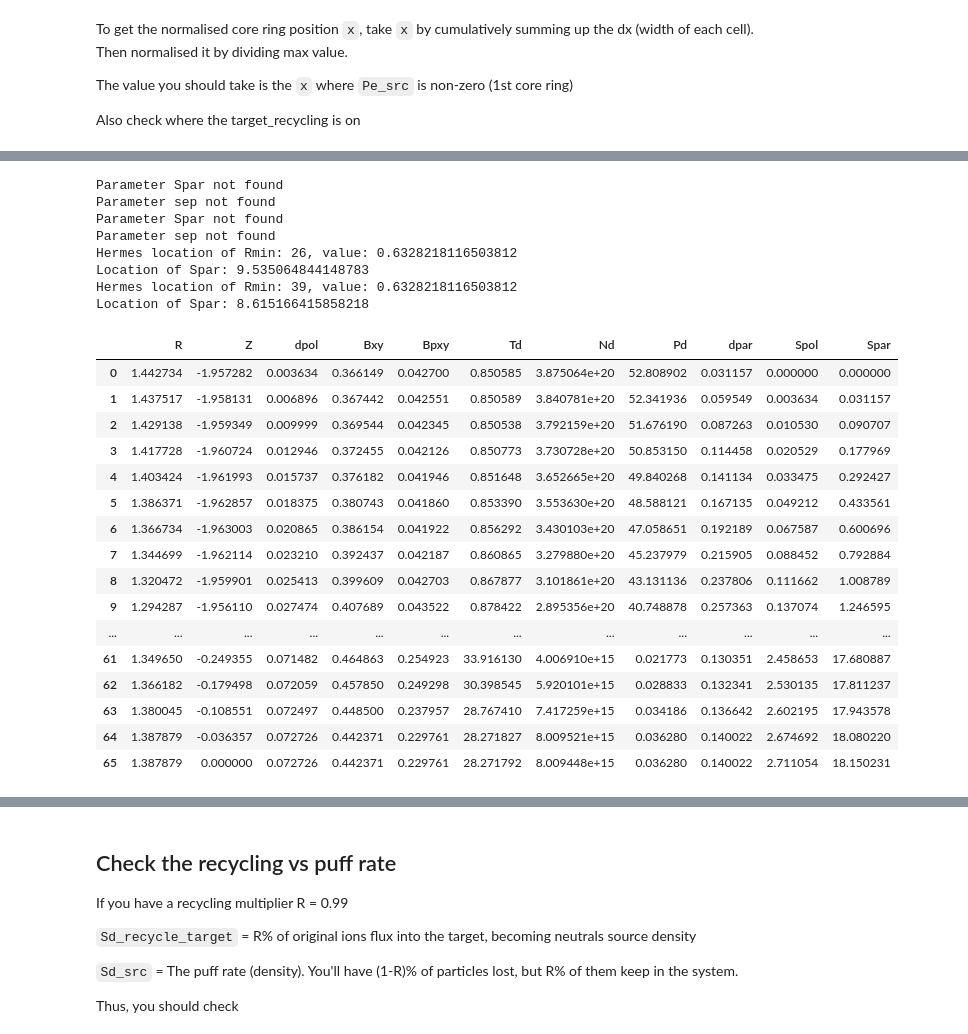
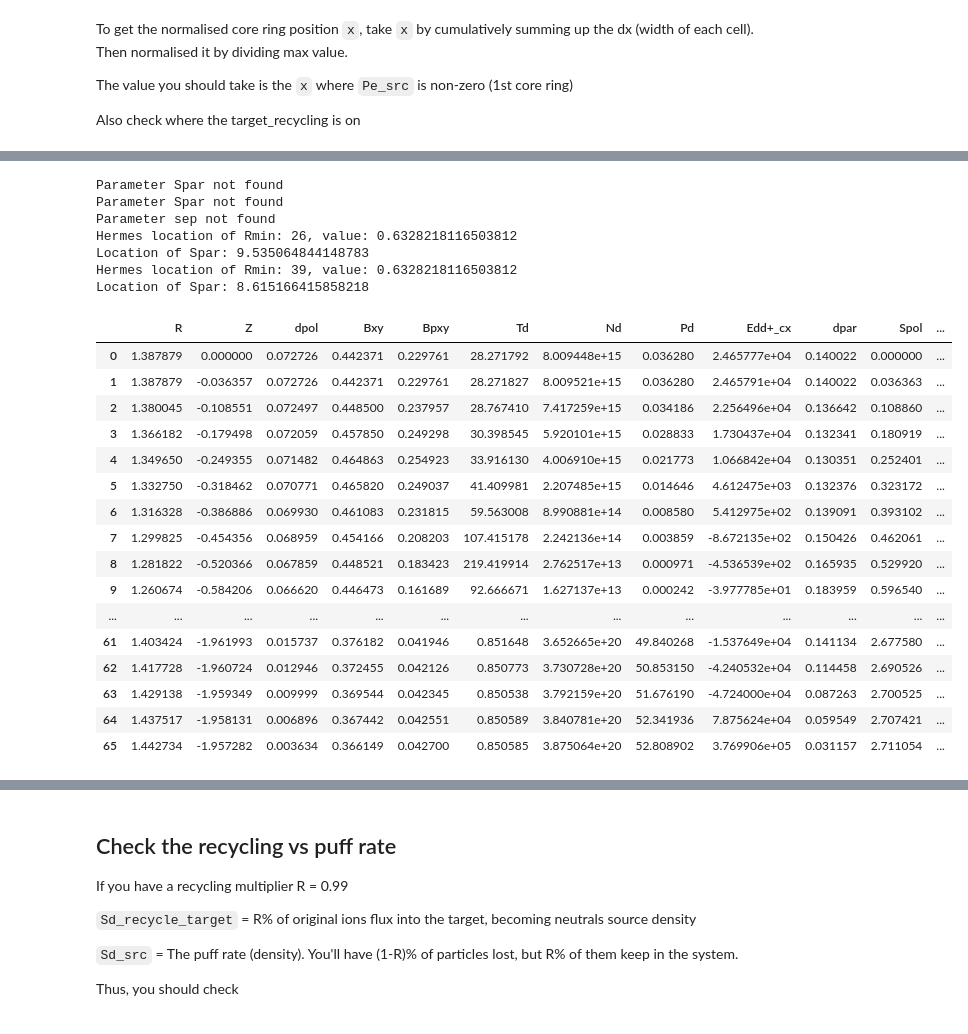
Before and after one commit to sun51027/hermes3-2dplots, a Jupyter notebook: calculator.ipynb, the cells around one changed output, grey strips where cells are left out. Drawn from its saved outputs; the diff is of its cells as text; code cells hidden in the pictures.

```diff
--- a/calculator.ipynb
+++ b/calculator.ipynb
@@ -259,7 +260,7 @@ Parameter Sd_wall_recycle not found
 # df = get_1d_poloidal_data(ds, params = ["dx", "Pd_src","Pe_src",
 #                                         "Pd+_src", "Sd_src", "Sd+_src" "Sd_pump",
 #                                         "Sd_target_recycle", "Sd_wall_recycle", ], region = "outer_lower", sepadd=19)
-df = get_1d_poloidal_data(ds, params = ["Spar","Td", "Nd","Pd","sep"
+df = get_1d_poloidal_data(ds, params = ["Spar","Td", "Nd","Pd","Edd+_cx"
                                         # "NVd", "Vd",
                                         # "efd_cond_perp_xlow"
                                         ], region = "outer_lower", sepadd=1)
@@ -280,48 +281,47 @@ xpt_spar_hlist=[]
 
 local_Rmin_h = np.argmin(df["R"].values) # return location
 print(f"Hermes location of Rmin: {local_Rmin_h}, value: {np.min(df['R'].values)}")
 print(f"Location of Spar: {df["Spar"][local_Rmin_h]}")
 # how to reverse the local_rmin_h label
 
 local_Rmin_h_rev = np.argmin(df_rev["R"].values) # return location
 print(f"Hermes location of Rmin: {local_Rmin_h_rev}, value: {np.min(df_rev['R'].values)}")
 print(f"Location of Spar: {df_rev["Spar"][local_Rmin_h_rev]}")
 
 
 
 # Pd is in [Pa=J/m^3]
 # Pd_raw = eV/m^3
 # Pd_raw_norm = eV/m^3 (normalised density)
 df["Pd_raw"] = df["Pd"]/evJ
 df["Pd_raw_norm"] = df["Pd_raw"]/Nnorm
 
 # Show all rows
 import pandas as pd
 pd.set_option('display.max_rows', None)
 df
 # %% [output]
 Parameter Spar not found
-Parameter sep not found
 Parameter Spar not found
 Parameter sep not found
 Hermes location of Rmin: 26, value: 0.6328218116503812
 Location of Spar: 9.535064844148783
 Hermes location of Rmin: 39, value: 0.6328218116503812
 Location of Spar: 8.615166415858218
-|  | R | Z | dpol | Bxy | Bpxy | Td | Nd | Pd | dpar | Spol | Spar |
-| 0 | 1.442734 | -1.957282 | 0.003634 | 0.366149 | 0.042700 | 0.850585 | 3.875064e+20 | 52.808902 | 0.031157 | 0.000000 | 0.000000 |
-| 1 | 1.437517 | -1.958131 | 0.006896 | 0.367442 | 0.042551 | 0.850589 | 3.840781e+20 | 52.341936 | 0.059549 | 0.003634 | 0.031157 |
-| 2 | 1.429138 | -1.959349 | 0.009999 | 0.369544 | 0.042345 | 0.850538 | 3.792159e+20 | 51.676190 | 0.087263 | 0.010530 | 0.090707 |
-| 3 | 1.417728 | -1.960724 | 0.012946 | 0.372455 | 0.042126 | 0.850773 | 3.730728e+20 | 50.853150 | 0.114458 | 0.020529 | 0.177969 |
-| 4 | 1.403424 | -1.961993 | 0.015737 | 0.376182 | 0.041946 | 0.851648 | 3.652665e+20 | 49.840268 | 0.141134 | 0.033475 | 0.292427 |
-| 5 | 1.386371 | -1.962857 | 0.018375 | 0.380743 | 0.041860 | 0.853390 | 3.553630e+20 | 48.588121 | 0.167135 | 0.049212 | 0.433561 |
-| 6 | 1.366734 | -1.963003 | 0.020865 | 0.386154 | 0.041922 | 0.856292 | 3.430103e+20 | 47.058651 | 0.192189 | 0.067587 | 0.600696 |
-| 7 | 1.344699 | -1.962114 | 0.023210 | 0.392437 | 0.042187 | 0.860865 | 3.279880e+20 | 45.237979 | 0.215905 | 0.088452 | 0.792884 |
-| 8 | 1.320472 | -1.959901 | 0.025413 | 0.399609 | 0.042703 | 0.867877 | 3.101861e+20 | 43.131136 | 0.237806 | 0.111662 | 1.008789 |
-| 9 | 1.294287 | -1.956110 | 0.027474 | 0.407689 | 0.043522 | 0.878422 | 2.895356e+20 | 40.748878 | 0.257363 | 0.137074 | 1.246595 |
-| ... | ... | ... | ... | ... | ... | ... | ... | ... | ... | ... | ... |
-| 61 | 1.349650 | -0.249355 | 0.071482 | 0.464863 | 0.254923 | 33.916130 | 4.006910e+15 | 0.021773 | 0.130351 | 2.458653 | 17.680887 |
-| 62 | 1.366182 | -0.179498 | 0.072059 | 0.457850 | 0.249298 | 30.398545 | 5.920101e+15 | 0.028833 | 0.132341 | 2.530135 | 17.811237 |
-| 63 | 1.380045 | -0.108551 | 0.072497 | 0.448500 | 0.237957 | 28.767410 | 7.417259e+15 | 0.034186 | 0.136642 | 2.602195 | 17.943578 |
-| 64 | 1.387879 | -0.036357 | 0.072726 | 0.442371 | 0.229761 | 28.271827 | 8.009521e+15 | 0.036280 | 0.140022 | 2.674692 | 18.080220 |
-| 65 | 1.387879 | 0.000000 | 0.072726 | 0.442371 | 0.229761 | 28.271792 | 8.009448e+15 | 0.036280 | 0.140022 | 2.711054 | 18.150231 |
+|  | R | Z | dpol | Bxy | Bpxy | Td | Nd | Pd | Edd+_cx | dpar | Spol | ... |
+| 0 | 1.387879 | 0.000000 | 0.072726 | 0.442371 | 0.229761 | 28.271792 | 8.009448e+15 | 0.036280 | 2.465777e+04 | 0.140022 | 0.000000 | ... |
+| 1 | 1.387879 | -0.036357 | 0.072726 | 0.442371 | 0.229761 | 28.271827 | 8.009521e+15 | 0.036280 | 2.465791e+04 | 0.140022 | 0.036363 | ... |
+| 2 | 1.380045 | -0.108551 | 0.072497 | 0.448500 | 0.237957 | 28.767410 | 7.417259e+15 | 0.034186 | 2.256496e+04 | 0.136642 | 0.108860 | ... |
+| 3 | 1.366182 | -0.179498 | 0.072059 | 0.457850 | 0.249298 | 30.398545 | 5.920101e+15 | 0.028833 | 1.730437e+04 | 0.132341 | 0.180919 | ... |
+| 4 | 1.349650 | -0.249355 | 0.071482 | 0.464863 | 0.254923 | 33.916130 | 4.006910e+15 | 0.021773 | 1.066842e+04 | 0.130351 | 0.252401 | ... |
+| 5 | 1.332750 | -0.318462 | 0.070771 | 0.465820 | 0.249037 | 41.409981 | 2.207485e+15 | 0.014646 | 4.612475e+03 | 0.132376 | 0.323172 | ... |
+| 6 | 1.316328 | -0.386886 | 0.069930 | 0.461083 | 0.231815 | 59.563008 | 8.990881e+14 | 0.008580 | 5.412975e+02 | 0.139091 | 0.393102 | ... |
+| 7 | 1.299825 | -0.454356 | 0.068959 | 0.454166 | 0.208203 | 107.415178 | 2.242136e+14 | 0.003859 | -8.672135e+02 | 0.150426 | 0.462061 | ... |
+| 8 | 1.281822 | -0.520366 | 0.067859 | 0.448521 | 0.183423 | 219.419914 | 2.762517e+13 | 0.000971 | -4.536539e+02 | 0.165935 | 0.529920 | ... |
+| 9 | 1.260674 | -0.584206 | 0.066620 | 0.446473 | 0.161689 | 92.666671 | 1.627137e+13 | 0.000242 | -3.977785e+01 | 0.183959 | 0.596540 | ... |
+| ... | ... | ... | ... | ... | ... | ... | ... | ... | ... | ... | ... | ... |
+| 61 | 1.403424 | -1.961993 | 0.015737 | 0.376182 | 0.041946 | 0.851648 | 3.652665e+20 | 49.840268 | -1.537649e+04 | 0.141134 | 2.677580 | ... |
+| 62 | 1.417728 | -1.960724 | 0.012946 | 0.372455 | 0.042126 | 0.850773 | 3.730728e+20 | 50.853150 | -4.240532e+04 | 0.114458 | 2.690526 | ... |
+| 63 | 1.429138 | -1.959349 | 0.009999 | 0.369544 | 0.042345 | 0.850538 | 3.792159e+20 | 51.676190 | -4.724000e+04 | 0.087263 | 2.700525 | ... |
+| 64 | 1.437517 | -1.958131 | 0.006896 | 0.367442 | 0.042551 | 0.850589 | 3.840781e+20 | 52.341936 | 7.875624e+04 | 0.059549 | 2.707421 | ... |
+| 65 | 1.442734 | -1.957282 | 0.003634 | 0.366149 | 0.042700 | 0.850585 | 3.875064e+20 | 52.808902 | 3.769906e+05 | 0.031157 | 2.711054 | ... |
```
Also changed, not shown: parts of 13 cells of this notebook, 2 other files.
